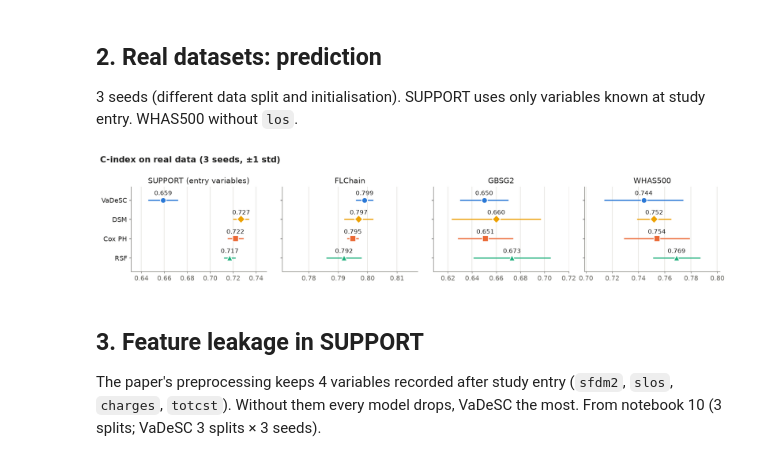
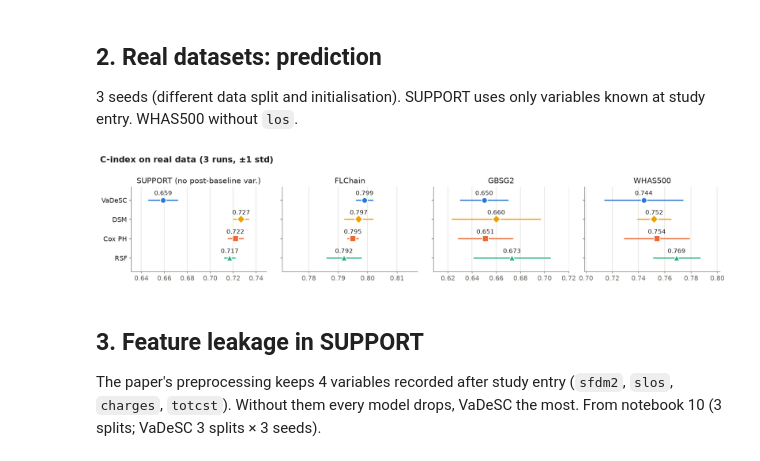
Before and after one commit to ceciliadifrancesco/vadesc-survival, a Jupyter notebook: notebooks/12_poster_figures.ipynb, the cells around one changed output. Cells and saved outputs as stored; diff of their text form; code cells hidden in the pictures.

Commit message:
Fix some plots for report + poster

```diff
--- a/notebooks/12_poster_figures.ipynb
+++ b/notebooks/12_poster_figures.ipynb
@@ -83,20 +83,20 @@ plt.tight_layout(); save(fig, "sim_benchmark")
 # %%
 real = pd.read_csv(R / "real_prediction.csv")
 datasets = ["SUPPORT (baseline-only)", "FLChain", "GBSG2", "WHAS500"]
 models = ["VaDeSC", "DSM", "Cox PH", "RSF"]
 fig, axes = plt.subplots(1, 4, figsize=(16, 3.4), sharey=True)
 for ax, ds in zip(axes, datasets):
     t = real[real.dataset == ds].set_index("model").reindex(models)
     dots(ax, models, t["C-index | mean"], t["C-index | std"], [COLORS[k] for k in models], [MARKERS[k] for k in models])
     lo, hi = (t["C-index | mean"] - t["C-index | std"]).min(), (t["C-index | mean"] + t["C-index | std"]).max()
     pad = max(0.015, (hi - lo) * 0.15)
     ax.set_xlim(lo - pad, hi + pad)
-    ax.set_title(ds.replace(" (baseline-only)", " (entry variables)"))
+    ax.set_title(ds.replace(" (baseline-only)", " (no post-baseline var.)"))
 axes[0].set_ylabel("")
-fig.suptitle("C-index on real data (3 seeds, ±1 std)", x=0.01, ha="left", fontsize=15, fontweight="bold")
+fig.suptitle("C-index on real data (3 runs, ±1 std)", x=0.01, ha="left", fontsize=15, fontweight="bold")
 plt.tight_layout(); save(fig, "real_prediction")
 # %% [output]
-[figure, old version]
+[figure, new version]
 # %% [markdown]
 ## 3. Feature leakage in SUPPORT
 
```
Also changed, not shown: 11 other files.
